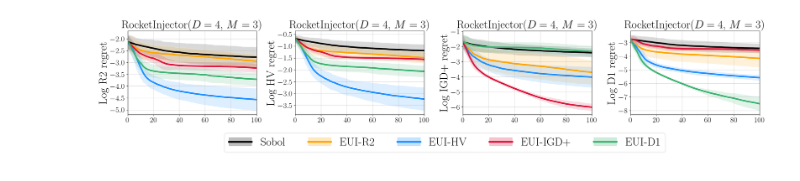
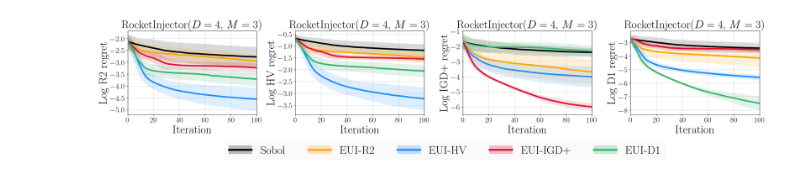
Before and after one commit to benmltu/scalarize, a Jupyter notebook: plot_experiments/standard/plot_rocket_utilities.ipynb, the cells around one changed output. Drawn from its saved outputs; the diff is of its cells as text; code cells hidden in the pictures.

Commit message:
Update standard experiment plots

```diff
--- a/plot_experiments/standard/plot_rocket_utilities.ipynb
+++ b/plot_experiments/standard/plot_rocket_utilities.ipynb
@@ -62,7 +62,7 @@ plt.subplots_adjust(
     left=None, bottom=None, right=None, top=None, wspace=0.30, hspace=0.16
 )
 #################################################
-# Rocket
+# Rocket.
 for i, util in enumerate(utils):
     plt.subplot(1, 4, 1 + i)
     plot_experiments(
@@ -73,37 +73,40 @@ for i, util in enumerate(utils):
         ylim=None,
     )
     plt.ylabel(f"Log {algo[util][0]} regret", fontsize=30)
+    plt.xlabel(f"Iteration", fontsize=30)
 #################################################
 black_line = mlines.Line2D([], [], color="black", linestyle="-", linewidth=5)
 black_patch = mpatches.Patch(color="black", alpha=0.25)
 
 blue_line = mlines.Line2D([], [], color="dodgerblue", linestyle="-", linewidth=5)
 blue_patch = mpatches.Patch(color="dodgerblue", alpha=0.25)
 
 green_line = mlines.Line2D([], [], color="mediumseagreen", linestyle="-", linewidth=5)
 green_patch = mpatches.Patch(color="mediumseagreen", alpha=0.25)
 
 red_line = mlines.Line2D([], [], color="crimson", linestyle="-", linewidth=5)
 red_patch = mpatches.Patch(color="crimson", alpha=0.25)
 
 orange_line = mlines.Line2D([], [], color="orange", linestyle="-", linewidth=5)
 orange_patch = mpatches.Patch(color="orange", alpha=0.25)
 
 labels = ["Sobol", "EUI-R2", "EUI-HV", "EUI-IGD+", "EUI-D1"]
 
 axes[0].legend(
     handles=[
         (black_line, black_patch),
         (orange_line, orange_patch),
         (blue_line, blue_patch),
         (red_line, red_patch),
         (green_line, green_patch),
     ],
     labels=labels,
-    loc=(0.75, -0.45),
+    loc=(0.75, -0.55),
     ncol=5,
     fontsize=30,
+    facecolor="k",
+    framealpha=0.02,
 )
 plt.show()
 # %% [output]
-[figure, old version]
+[figure, new version]
```
Also changed, not shown: 33 other files.
